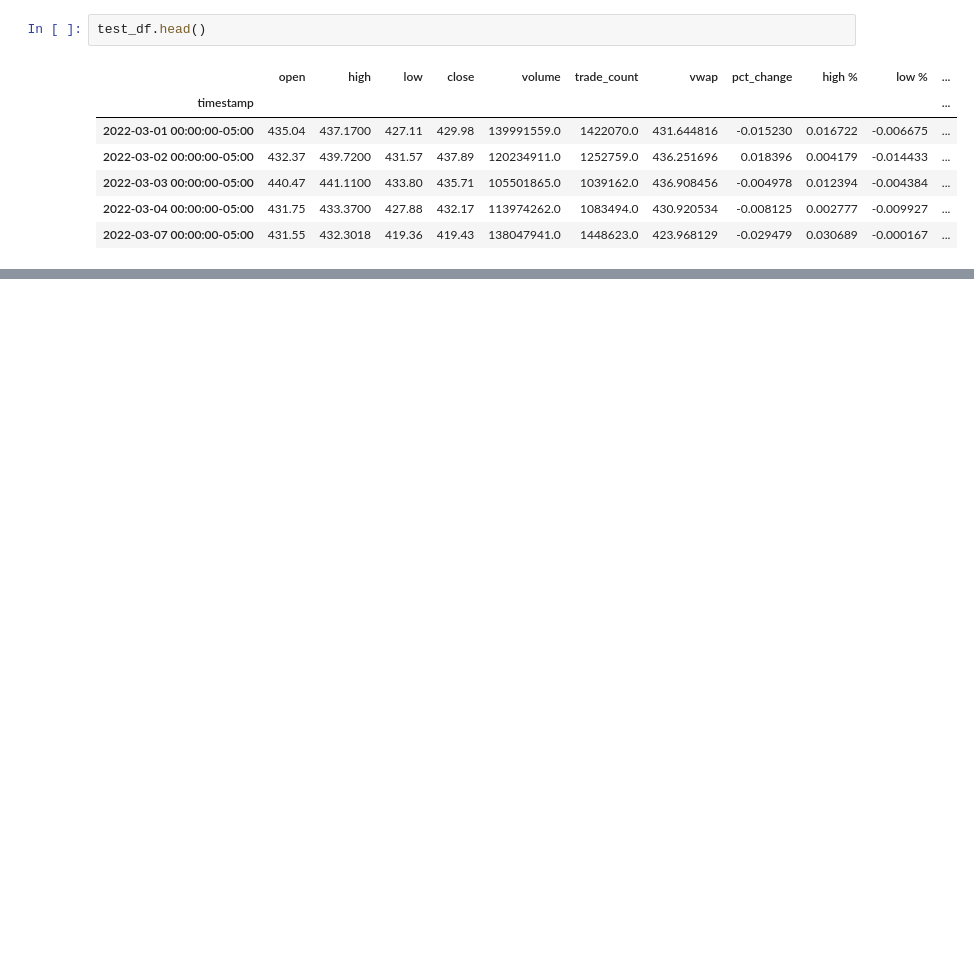
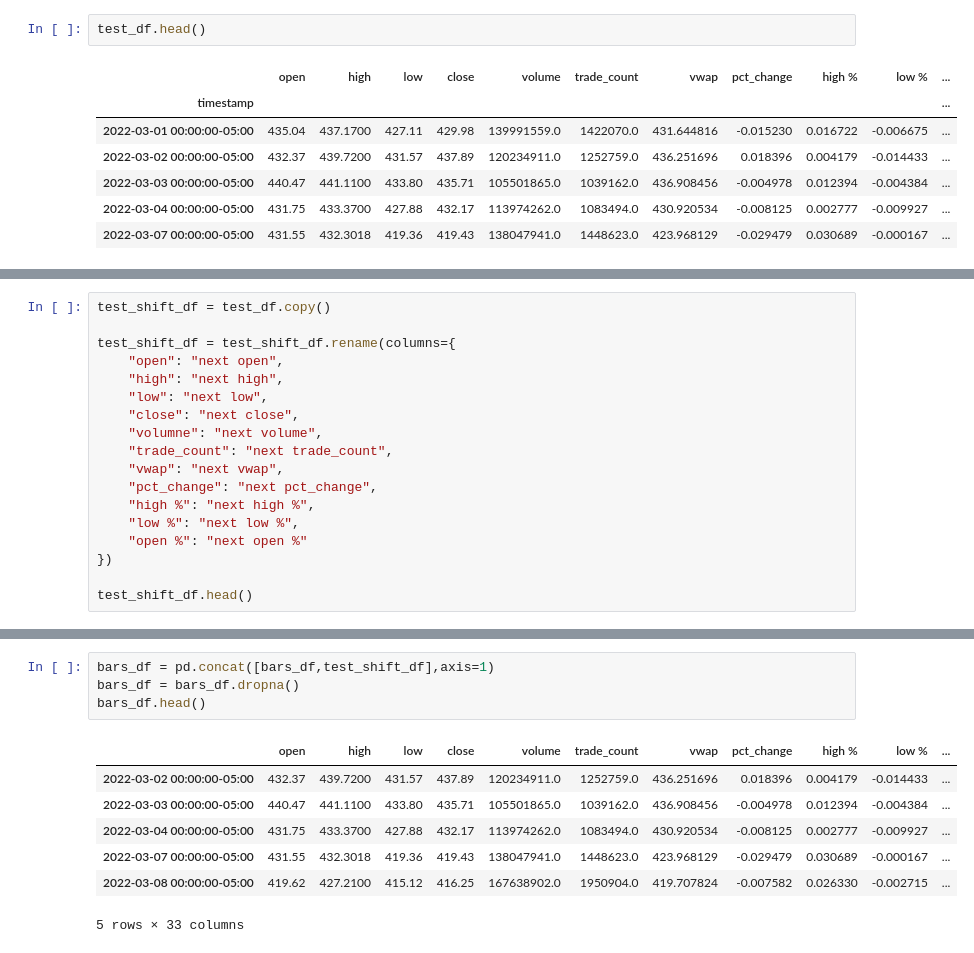
Before and after one commit to EtienneBrown1982/Price_Action_Reloaded, a Jupyter notebook: Predictions/prediction_EB.ipynb, the cells around one changed output, grey strips where cells are left out. Drawn from its saved outputs; the diff is of its cells as text; blank space fills up the shorter version.

```diff
--- a/Predictions/prediction_EB.ipynb
+++ b/Predictions/prediction_EB.ipynb
@@ -628,0 +502,18 @@ current_df.head()
+# %%
+test_shift_df = test_df.copy()
+
+test_shift_df = test_shift_df.rename(columns={
+    "open": "next open",
+    "high": "next high",
+    "low": "next low",
+    "close": "next close",
+    "volumne": "next volume",
+    "trade_count": "next trade_count",
+    "vwap": "next vwap",
+    "pct_change": "next pct_change",
+    "high %": "next high %",
+    "low %": "next low %",
+    "open %": "next open %"
+})
+
+test_shift_df.head()
@@ -628,0 +541,12 @@ current_df.head()
+# %%
+bars_df = pd.concat([bars_df,test_shift_df],axis=1)
+bars_df = bars_df.dropna()
+bars_df.head()
+# %% [output]
+|  | open | high | low | close | volume | trade_count | vwap | pct_change | high % | low % | ... |
+| 2022-03-02 00:00:00-05:00 | 432.37 | 439.7200 | 431.57 | 437.89 | 120234911.0 | 1252759.0 | 436.251696 | 0.018396 | 0.004179 | -0.014433 | ... |
+| 2022-03-03 00:00:00-05:00 | 440.47 | 441.1100 | 433.80 | 435.71 | 105501865.0 | 1039162.0 | 436.908456 | -0.004978 | 0.012394 | -0.004384 | ... |
+| 2022-03-04 00:00:00-05:00 | 431.75 | 433.3700 | 427.88 | 432.17 | 113974262.0 | 1083494.0 | 430.920534 | -0.008125 | 0.002777 | -0.009927 | ... |
+| 2022-03-07 00:00:00-05:00 | 431.55 | 432.3018 | 419.36 | 419.43 | 138047941.0 | 1448623.0 | 423.968129 | -0.029479 | 0.030689 | -0.000167 | ... |
+| 2022-03-08 00:00:00-05:00 | 419.62 | 427.2100 | 415.12 | 416.25 | 167638902.0 | 1950904.0 | 419.707824 | -0.007582 | 0.026330 | -0.002715 | ... |
+5 rows × 33 columns
```
Also changed, not shown: parts of 39 cells of this notebook, 3 other files.
